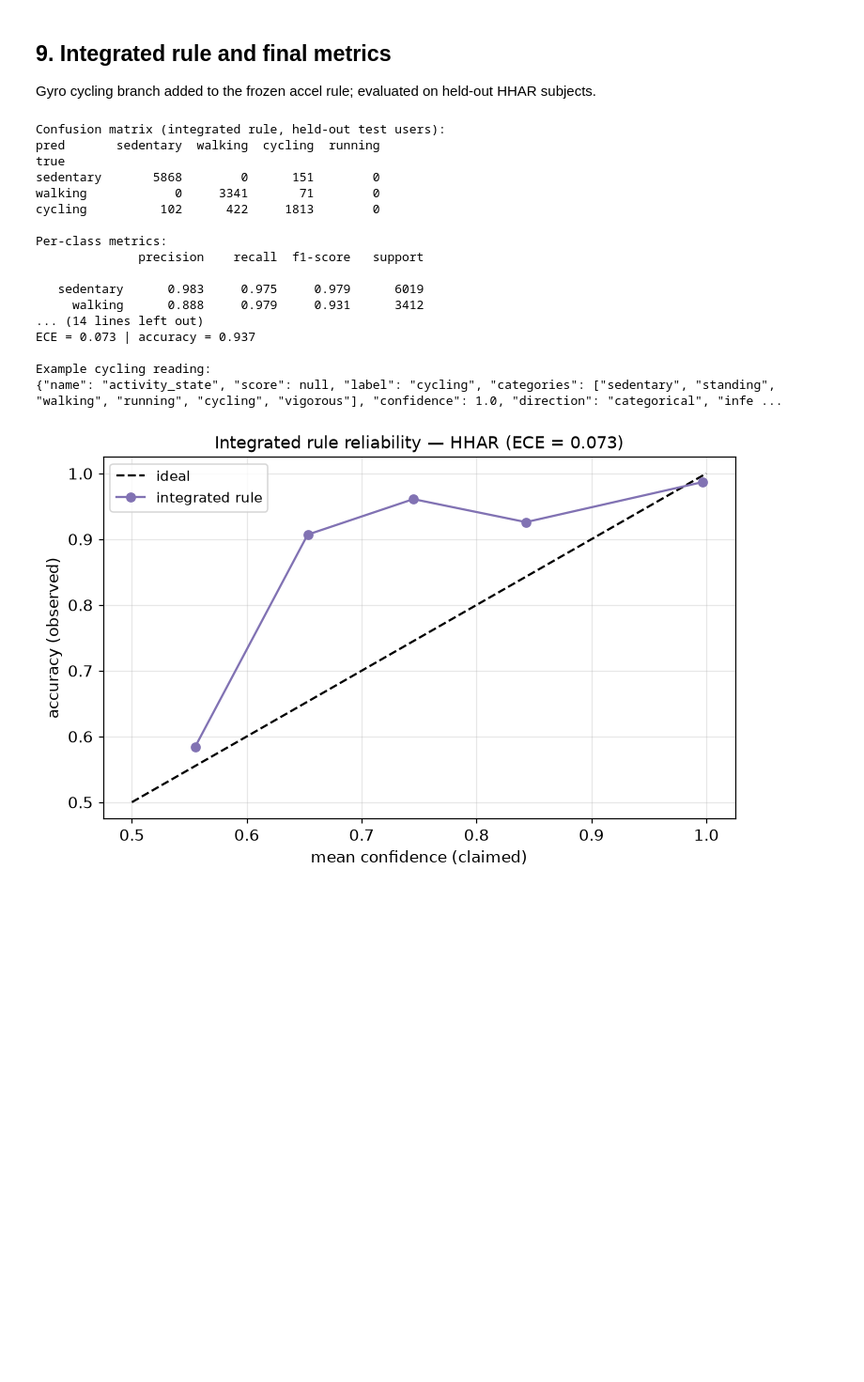
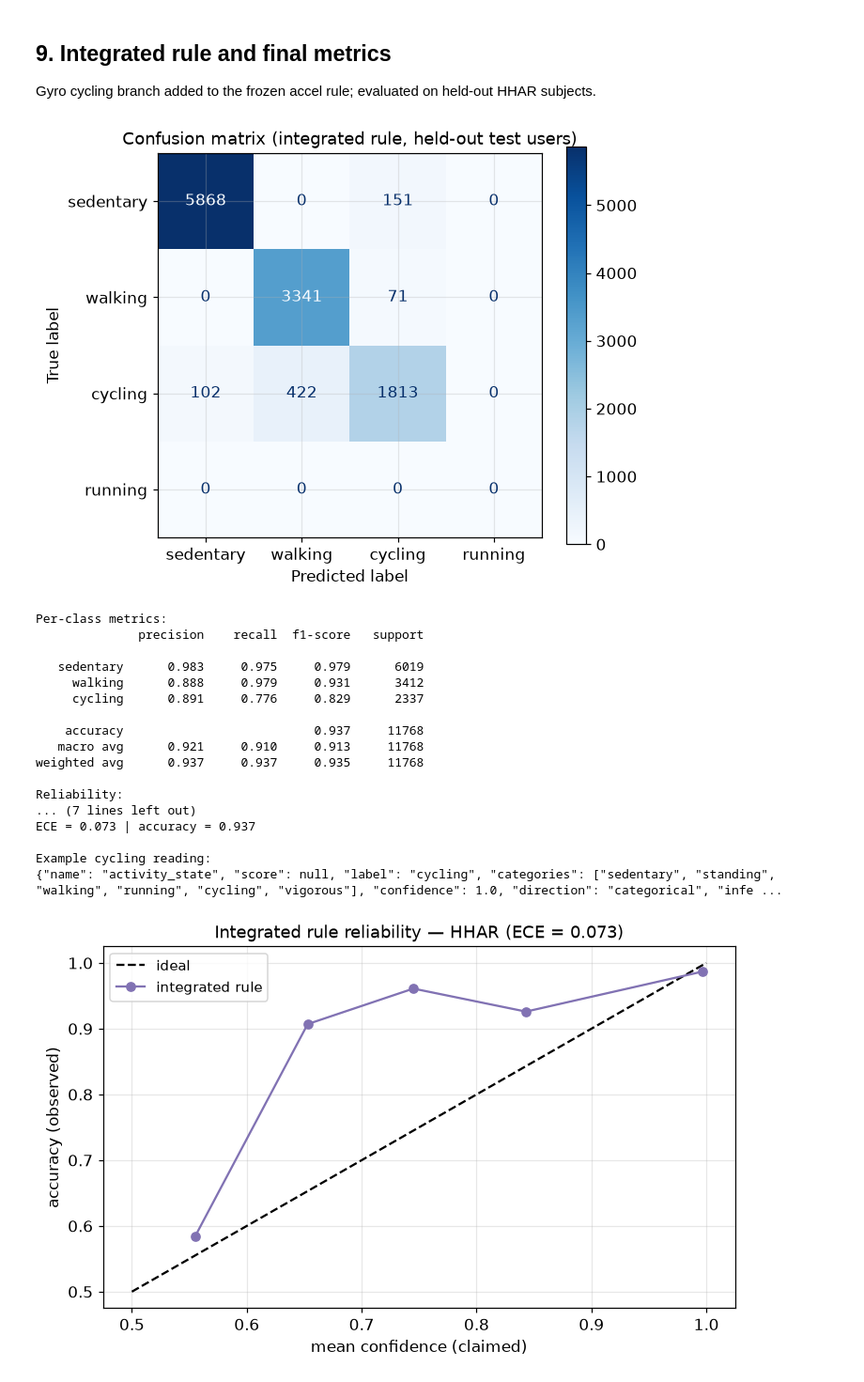
Before and after one commit to BemnetMussa/Kinematics-axis, a Jupyter notebook: maths/experiments/activity_state.ipynb, the cells around one changed output. Shown at 94% size. Saved outputs shown, nothing was run; the diff lists cells and outputs as text; code cells hidden in the pictures; blank space fills up the shorter version.

```diff
--- a/maths/experiments/activity_state.ipynb
+++ b/maths/experiments/activity_state.ipynb
@@ -589,39 +611,46 @@ def confidence_gyro(df, pred):
 # %%
 c_te = c_te.copy()
 c_te["pred"] = activity_rule_gyro(c_te)
 c_te["conf"] = confidence_gyro(c_te, c_te["pred"].to_numpy())
 
-print("Confusion matrix (integrated rule, held-out test users):")
-print(confusion(c_te["state"], c_te["pred"], ["sedentary", "walking", "cycling"],
-                ["sedentary", "walking", "cycling", "running"]).to_string())
+cm = confusion(c_te["state"], c_te["pred"],
+               ["sedentary", "walking", "cycling", "running"],
+               ["sedentary", "walking", "cycling", "running"])
+fig, ax = plt.subplots(figsize=(6, 5))
+disp = ConfusionMatrixDisplay(confusion_matrix=cm.values,
+                              display_labels=["sedentary", "walking", "cycling", "running"])
+disp.plot(ax=ax, cmap="Blues", colorbar=True, values_format="d")
+ax.set_title("Confusion matrix (integrated rule, held-out test users)")
+plt.show()
 print()
 print("Per-class metrics:")
 print(classification_report(c_te["state"], c_te["pred"],
                             labels=["sedentary", "walking", "cycling"], digits=3, zero_division=0))
 
 cyc_correct = (c_te["pred"].to_numpy() == c_te["state"].to_numpy()).astype(float)
 cyc_rel, cyc_ece = reliability(c_te["conf"].to_numpy(), cyc_correct)
 print("Reliability:")
 print(cyc_rel.to_string(index=False))
 print()
 print(f"ECE = {cyc_ece:.3f} | accuracy = {cyc_correct.mean():.3f}")
 print()
 print("Example cycling reading:")
 print(json.dumps(hsi_reading("cycling", float(c_te[c_te["pred"] == "cycling"]["conf"].iloc[0]))))
 # %% [output]
+[figure, added]
-Confusion matrix (integrated rule, held-out test users):
-pred       sedentary  walking  cycling  running
-true
-sedentary       5868        0      151        0
-walking            0     3341       71        0
-cycling          102      422     1813        0
-
 Per-class metrics:
               precision    recall  f1-score   support
 
    sedentary      0.983     0.975     0.979      6019
      walking      0.888     0.979     0.931      3412
-... (14 lines left out)
+     cycling      0.891     0.776     0.829      2337
+
+    accuracy                          0.937     11768
+   macro avg      0.921     0.910     0.913     11768
+weighted avg      0.937     0.937     0.935     11768
+
+Reliability:
+... (7 lines left out)
 ECE = 0.073 | accuracy = 0.937
 
 Example cycling reading:
```
Also changed, not shown: parts of 3 cells of this notebook, 16 other files.
